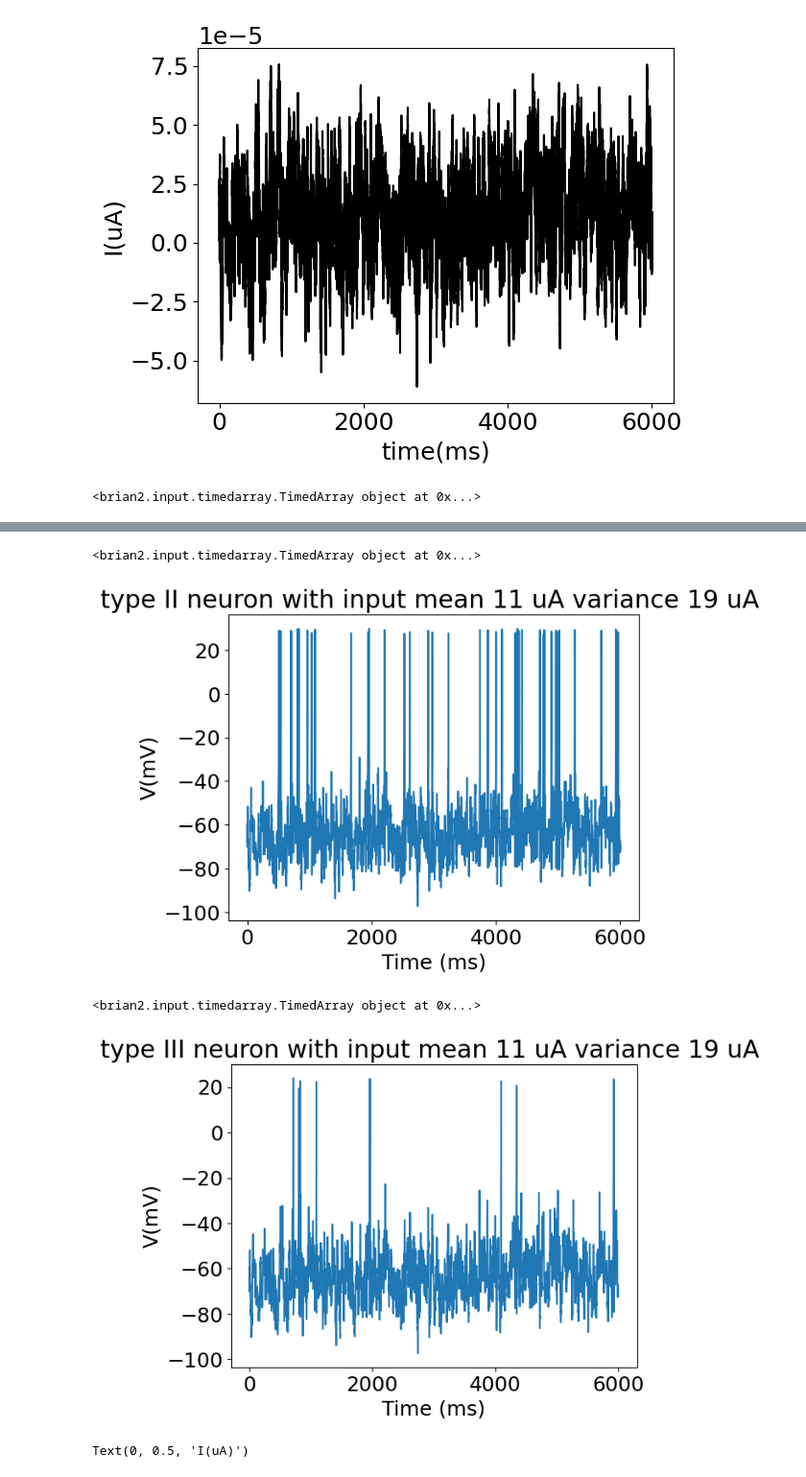
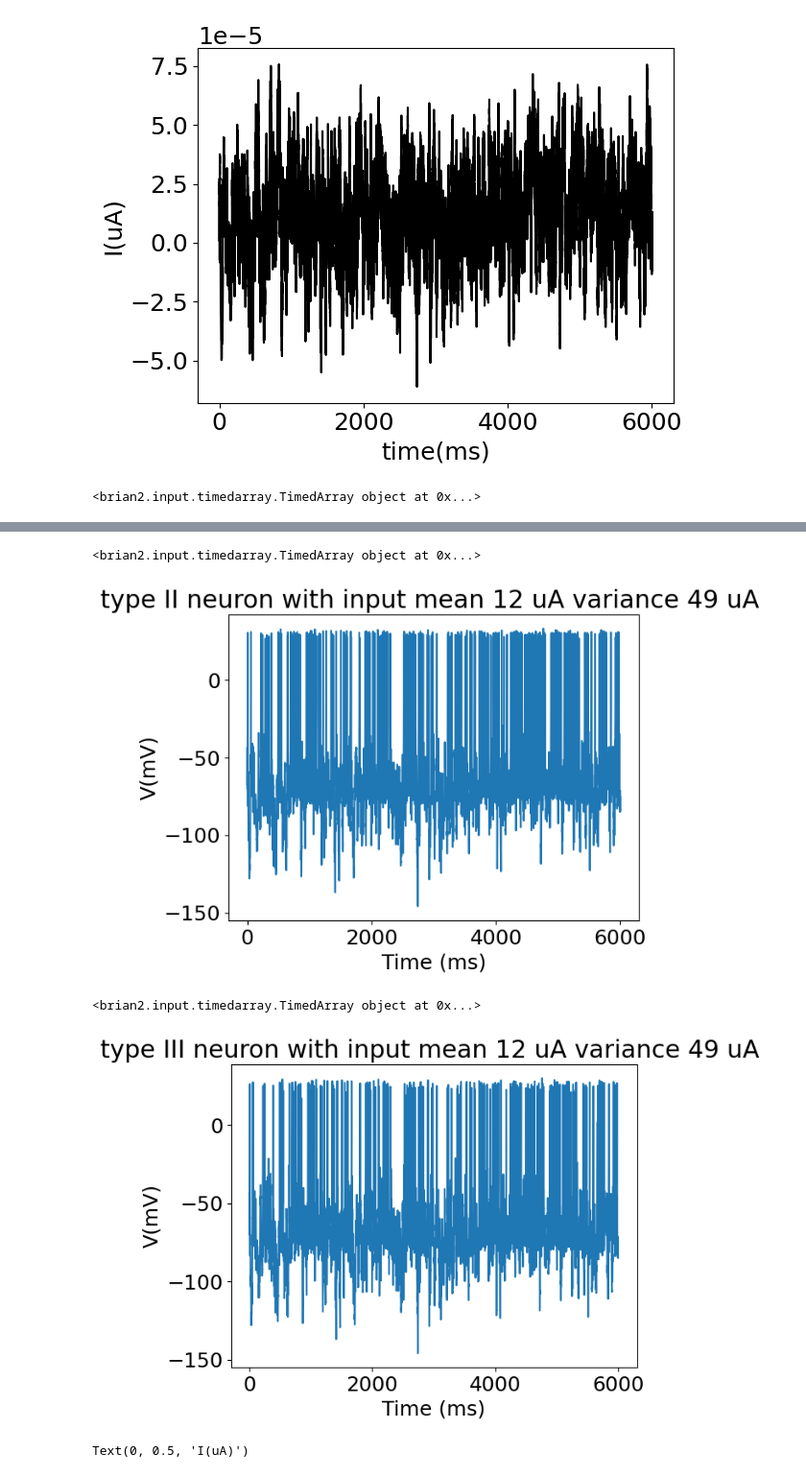
Before and after one commit to Nishant-codex/single_neuron_models, a Jupyter notebook: Morris_lecar.ipynb, the cells around one changed output, grey strips where cells are left out. Shown at 96% size. Saved outputs shown, nothing was run; the diff lists cells and outputs as text; code cells hidden in the pictures.

```diff
--- a/Morris_lecar.ipynb
+++ b/Morris_lecar.ipynb
@@ -364,7 +364,7 @@ I_avg = 50 #uA
 I_stim0 = 45 #uA
 time = 1000
 # input_current = get_noisy_current_OU(time, 1./20*ms, I_avg, I_stim0, uA)
-input_current= OU_test(10,1/20,10,20,uA,6000)
+input_current= OU_test(10,1/20,10,50,uA,6000)
 
 params ={}
 
@@ -392,7 +392,7 @@ Spikes_type3 = run_ML_model(input_current,params,'III' )
 <brian2.input.timedarray.TimedArray object at 0x...>
-[figure, old version]
+[figure, new version]
 <brian2.input.timedarray.TimedArray object at 0x...>
-[figure, old version]
+[figure, new version]
 # %%
 plt.plot(np.arange(-60,0,1/20),get_STA_temp(input_current.values,Spikes_type1))
 plt.plot(np.arange(-60,0,1/20),get_STA_temp(input_current.values,Spikes_type2))
```
Also changed, not shown: parts of 4 cells of this notebook, 2 other files.
